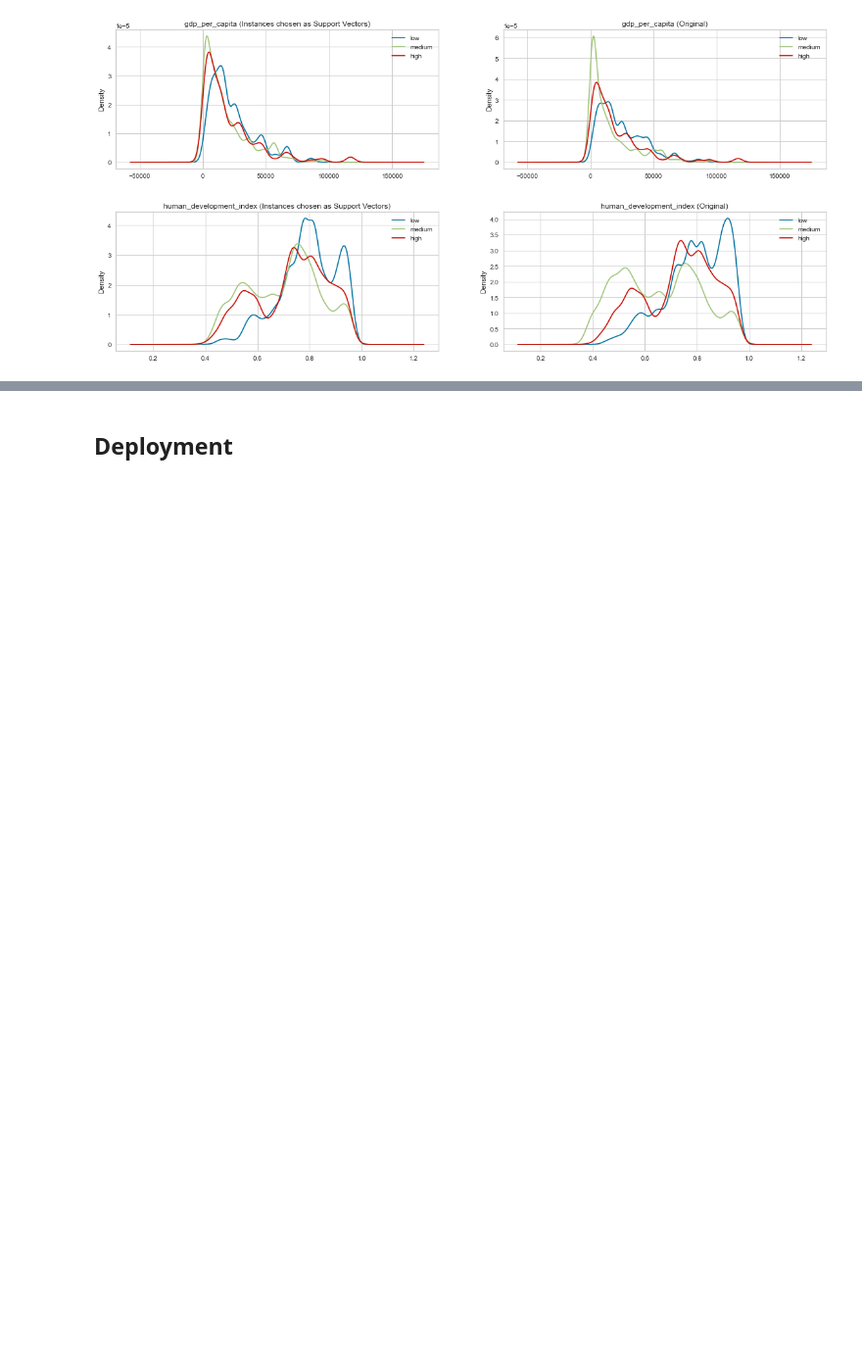
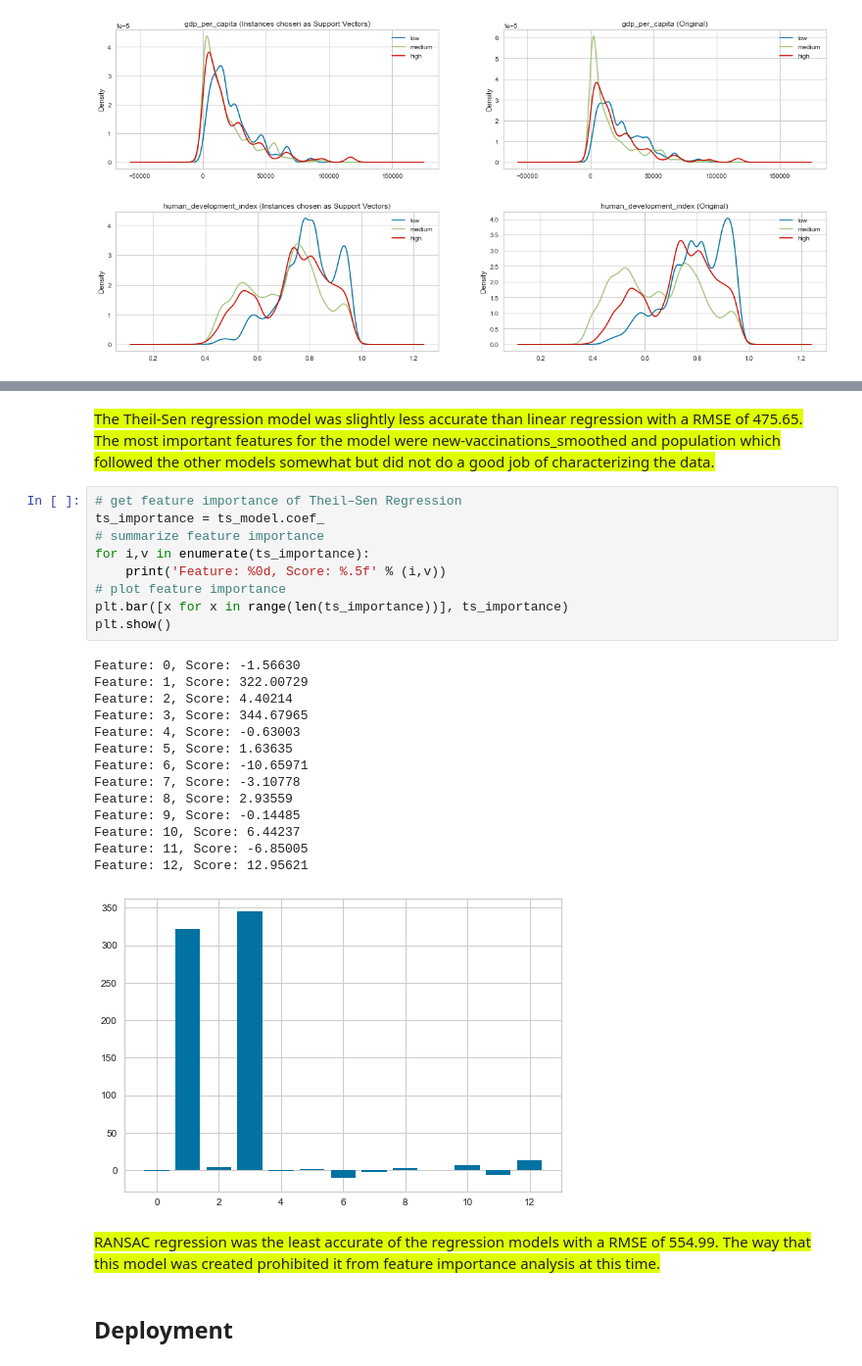
Before and after one commit to zharris1/Project-2, a Jupyter notebook: Project_2_Resubmission_MASTER.ipynb, the cells around one changed output, grey strips where cells are left out. Shown at 98% size. Saved outputs shown, nothing was run; the diff lists cells and outputs as text; blank space fills up the shorter version.

```diff
--- a/Project_2_Resubmission_MASTER.ipynb
+++ b/Project_2_Resubmission_MASTER.ipynb
@@ -1169,3 +1304,33 @@ for v in vars_to_plot:
+# %% [markdown]
+<span style = "background-color: #DFFF00">
+The Theil-Sen regression model was slightly less accurate than linear regression with a RMSE of 475.65.  The most important features for the model were new-vaccinations_smoothed and population which followed the other models somewhat but did not do a good job of characterizing the data.  </span>
+# %%
+# get feature importance of Theil–Sen Regression
+ts_importance = ts_model.coef_
+# summarize feature importance
+for i,v in enumerate(ts_importance):
+	print('Feature: %0d, Score: %.5f' % (i,v))
+# plot feature importance
+plt.bar([x for x in range(len(ts_importance))], ts_importance)
+plt.show()
+# %% [output]
+Feature: 0, Score: -1.56630
+Feature: 1, Score: 322.00729
+Feature: 2, Score: 4.40214
+Feature: 3, Score: 344.67965
+Feature: 4, Score: -0.63003
+Feature: 5, Score: 1.63635
+Feature: 6, Score: -10.65971
+Feature: 7, Score: -3.10778
+Feature: 8, Score: 2.93559
+Feature: 9, Score: -0.14485
+Feature: 10, Score: 6.44237
+Feature: 11, Score: -6.85005
+Feature: 12, Score: 12.95621
+[figure, added]
+# %% [markdown]
+<span style = "background-color: #DFFF00">
+RANSAC regression was the least accurate of the regression models with a RMSE of 554.99.  The way that this model was created prohibited it from feature importance analysis at this time.  </span>
 # %% [markdown]
  ## Deployment
 # %% [markdown]
```
Also changed, not shown: parts of 37 cells of this notebook.
